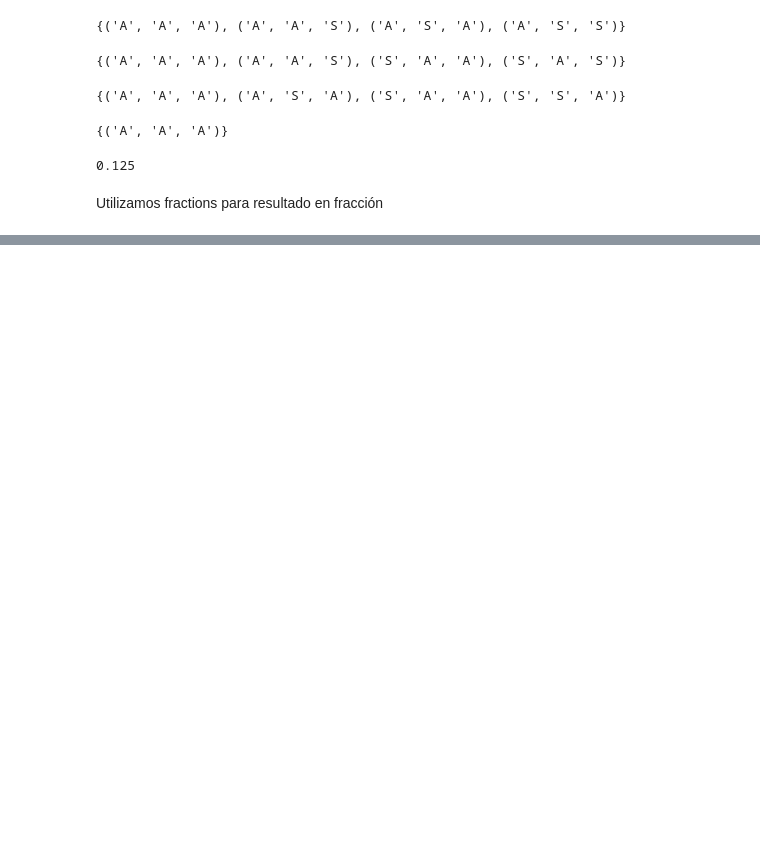
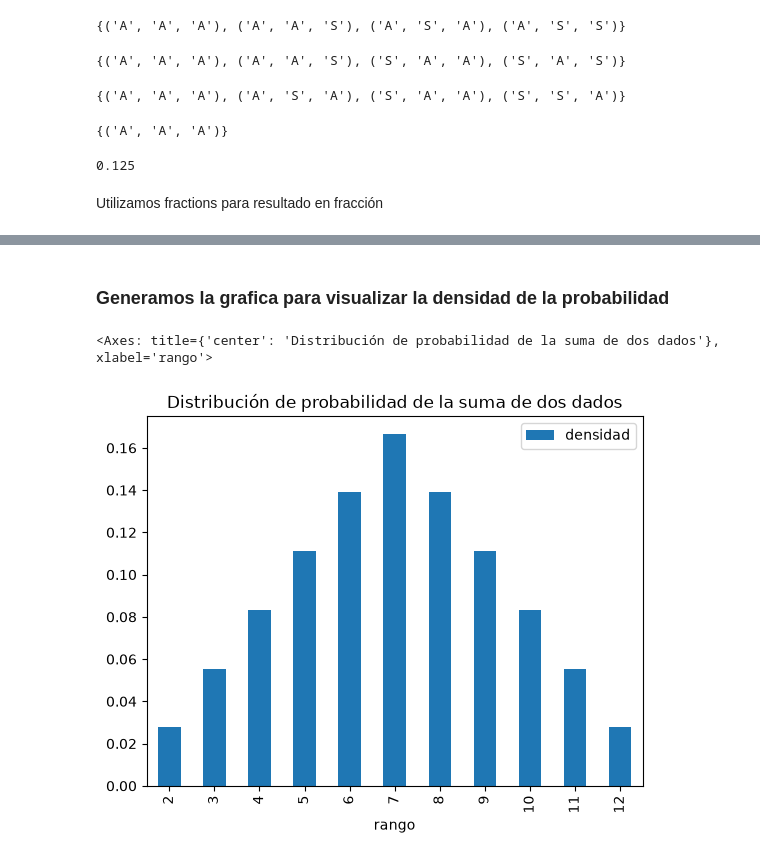
Before and after one commit to dianacondemp-1301/Modulo_ll_Mod_estadisticos, a Jupyter notebook: Ejercicio_1.ipynb, the cells around one changed output, grey strips where cells are left out. Drawn from its saved outputs; the diff is of its cells as text; code cells hidden in the pictures; blank space fills up the shorter version.

```diff
--- a/Ejercicio_1.ipynb
+++ b/Ejercicio_1.ipynb
@@ -94,0 +293,4 @@ print(Prop_A)
+# %%
+#Vamos a crear la ley de Sn, que será la probabilidad de cada suma
+LeySn={i: P(A) for i,A in dSn.items()}
+LeySn
@@ -94,0 +345,15 @@ print(Prop_A)
+# %%
+#Defini la función de densidad / función de masa de probabilidad  (Ley de Sn)
+
+def leyS(i):
+    if i in range(2,13): #del 2 al 12
+        x = LeySn[i] #asigne probabilidad
+    else:
+        x = 0   #probabilidad 0
+    return x
+# %%
+# Creamos el rango de la v.a.
+rango_S=[k for k in range(2,13)] #del 2 al 12
+#Obtenemos la lista de probabilidades de cada suma en el rango S
+p_k=[float(leyS(k)) for k in rango_S  ]
+p_k
@@ -94,0 +379,4 @@ print(Prop_A)
+# %%
+lS= pd.DataFrame(list(zip(rango_S, p_k)),
+                 index=[f'S_{k}' for k in rango_S],
+                 columns=['rango', 'densidad'])
@@ -94,0 +398,7 @@ print(Prop_A)
+# %% [markdown]
+### Generamos la grafica para visualizar la densidad de la probabilidad
+# %%
+lS.plot.bar(x= 'rango', y='densidad', title='Distribución de probabilidad de la suma de dos dados', legend=True)
+# %% [output]
+<Axes: title={'center': 'Distribución de probabilidad de la suma de dos dados'}, xlabel='rango'>
+[figure, added]
```
Also changed, not shown: parts of 37 cells of this notebook.
